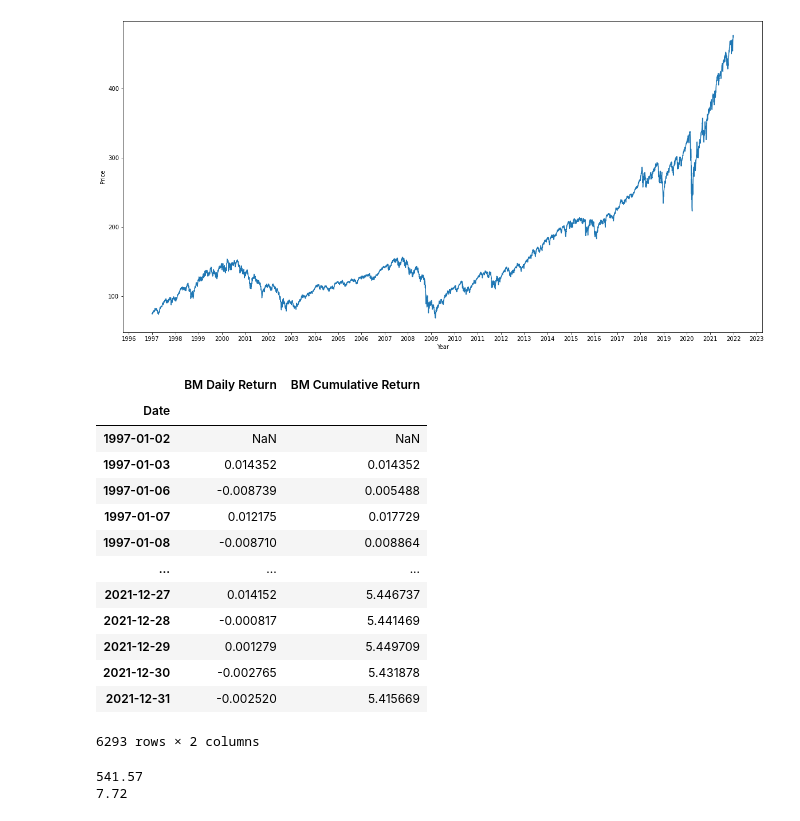
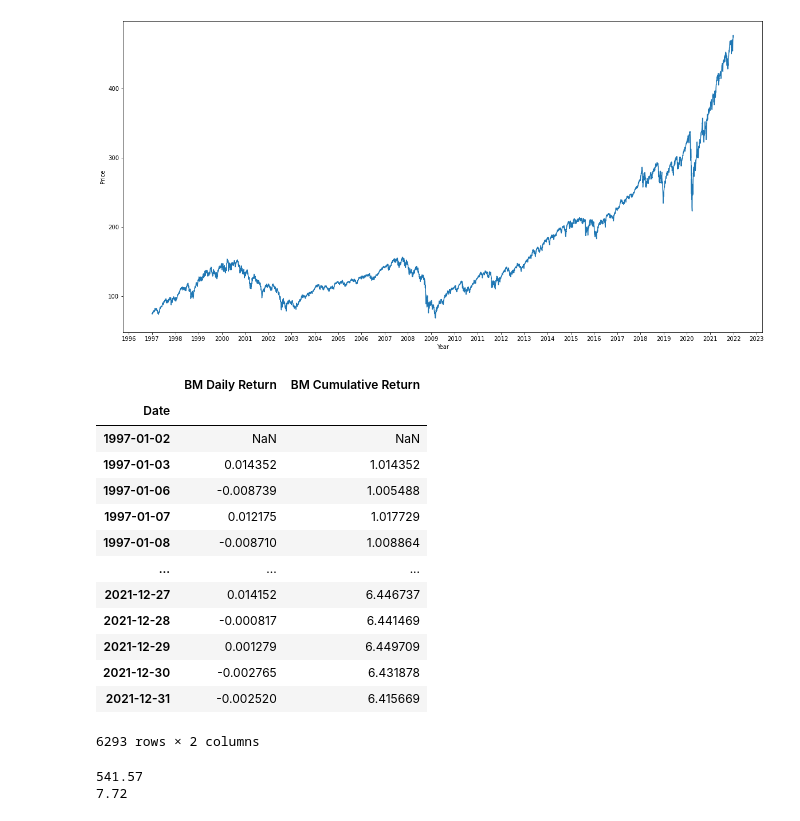
Before and after one commit to brilliantlyc/Backtesting_MA_Crossover_Strategies, a Jupyter notebook: project_1_hanna_v3.ipynb, the cells around one changed output. Cells and saved outputs as stored; diff of their text form; code cells hidden in the pictures.

```diff
--- a/project_1_hanna_v2.ipynb
+++ b/project_1_hanna_v3.ipynb
@@ -131,22 +131,22 @@ spy_daily_return = spy_daily_return.pct_change()
 spy_daily_return.rename(columns= {"Close" : "BM Daily Return"}, inplace = True)
 # %%
 # Cumulative return
-spy_daily_return["BM Cumulative Return"] = (1 + spy_daily_return["BM Daily Return"]).cumprod() - 1
+spy_daily_return["BM Cumulative Return"] = (1 + spy_daily_return["BM Daily Return"]).cumprod()
 spy_daily_return
 # %% [output]
 |  | BM Daily Return | BM Cumulative Return |
 | Date |  |  |
 | 1997-01-02 | NaN | NaN |
-| 1997-01-03 | 0.014352 | 0.014352 |
-| 1997-01-06 | -0.008739 | 0.005488 |
-| 1997-01-07 | 0.012175 | 0.017729 |
-| 1997-01-08 | -0.008710 | 0.008864 |
+| 1997-01-03 | 0.014352 | 1.014352 |
+| 1997-01-06 | -0.008739 | 1.005488 |
+| 1997-01-07 | 0.012175 | 1.017729 |
+| 1997-01-08 | -0.008710 | 1.008864 |
 | ... | ... | ... |
-| 2021-12-27 | 0.014152 | 5.446737 |
-| 2021-12-28 | -0.000817 | 5.441469 |
-| 2021-12-29 | 0.001279 | 5.449709 |
-| 2021-12-30 | -0.002765 | 5.431878 |
-| 2021-12-31 | -0.002520 | 5.415669 |
+| 2021-12-27 | 0.014152 | 6.446737 |
+| 2021-12-28 | -0.000817 | 6.441469 |
+| 2021-12-29 | 0.001279 | 6.449709 |
+| 2021-12-30 | -0.002765 | 6.431878 |
+| 2021-12-31 | -0.002520 | 6.415669 |
 6293 rows × 2 columns
 # %%
 # Total return and CAGR
```
Also changed, not shown: parts of 14 cells of this notebook.
